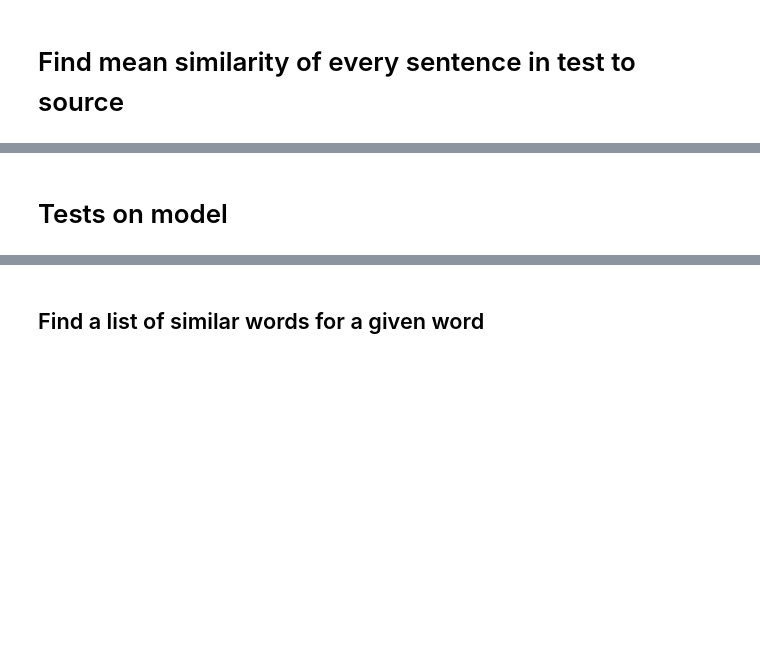
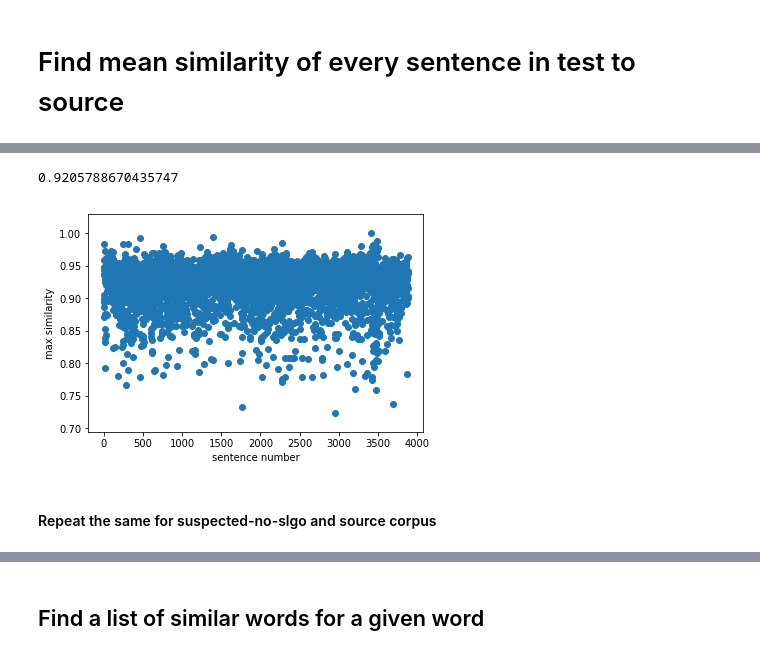
Before and after one commit to lit-mod-viz/algo-detection, a Jupyter notebook: code/word2vec.ipynb, the cells around one changed output, grey strips where cells are left out. Cells and saved outputs as stored; diff of their text form; code cells hidden in the pictures; blank space fills up the shorter version.

```diff
--- a/code/word2vec.ipynb
+++ b/code/word2vec.ipynb
@@ -66,2 +53,24 @@ for test_elem in test_txt.split("\n"):
+# %%
+#open the test file, convert it in the required form
+test_file = open('../pre-cleaned/combined/combined-test-suspected-algo.txt','r')
+test_lines = test_file.read()
+test_tokens = []
+test_tokens = test_tokens + test_lines.split('\n')
+
+t_corpus = [element.split(" ") for element in test_tokens]
+
+test_corpus = []
+for line in t_corpus:
+    if line != ['']: #remove any extra blank words in the list
+        test_corpus.append([elem for elem in line if elem != ''])
+# %%
+#calculate the similarity between every sentence in the source and every sentence in the test
+max_similarity=[]
+for test_sentence in test_corpus: #iterate over every sentence in the test corpus
+    similarities=[]
+    for source_sentence in source_corpus: #for every sentence in the test, iterate over every sentence in the source
+        similarities.append(w2v_model.wv.n_similarity(source_sentence,test_sentence))
+    #out of all similarities for each sentence in the test to every sentence in the source, get the maximum one
+    max_similarity.append(max(similarities))
 # %%
 max_similarity
@@ -68,8 +95,21 @@ max_similarity
 # %%
 mean_similarity = sum(max_similarity)/float(len(max_similarity))
-# %% [markdown]
-
-
-
-
-# Tests on model
+# %%
+mean_similarity
+# %% [output]
+0.9205788670435747
+# %%
+x=[]
+for i in range(0,len(max_similarity)):
+    x.append(i+1)
+# %%
+y = max_similarity
+# %%
+plt.scatter(x, y)
+plt.xlabel('sentence number')
+plt.ylabel('max similarity')
+plt.show()
+# %% [output]
+[figure, added]
+# %% [markdown]
+#### Repeat the same for suspected-no-slgo and source corpus
```
Also changed, not shown: parts of 18 cells of this notebook, 17 other files.
